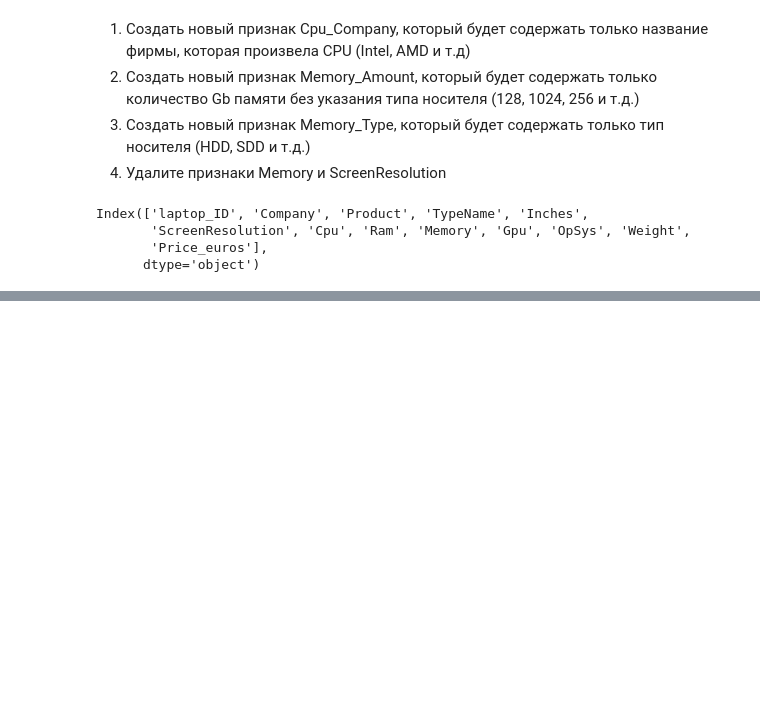
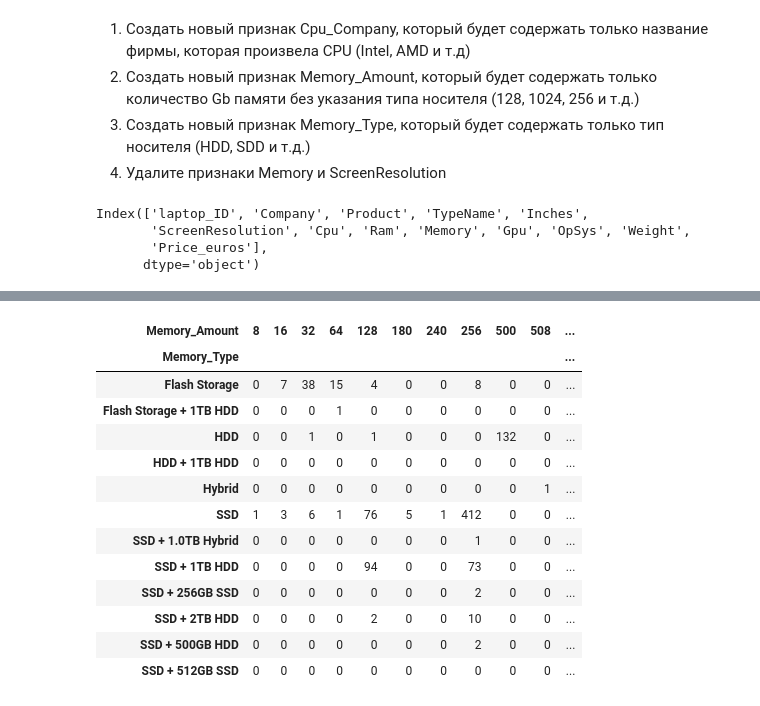
Before and after one commit to Valentinadjdj/DomRabota1, a Jupyter notebook: Untitled4.ipynb, the cells around one changed output, grey strips where cells are left out. Drawn from its saved outputs; the diff is of its cells as text; code cells hidden in the pictures; blank space fills up the shorter version.

```diff
--- a/Untitled4.ipynb
+++ b/Untitled4.ipynb
@@ -320,0 +327,4 @@ df.head()
+# %%
+# 1-2
+df['SSD'] = df['Memory_Type'].apply(lambda x: int(x == 'SSD'))
+df.head()
@@ -320,0 +338,5 @@ df.head()
+# %%
+# 3
+df['Weight'] = df['Weight'].str.replace("kg", "")
+df['Weight'] = df['Weight'].astype('float')
+df.head()
@@ -320,0 +388,3 @@ df.head()
+# %%
+laptop = df.set_index('laptop_ID')
+laptop
@@ -320,0 +461,17 @@ df.head()
+# %%
+pd.crosstab(index=df['Memory_Type'], columns=df['Memory_Amount'])
+# %% [output]
+| Memory_Amount | 8 | 16 | 32 | 64 | 128 | 180 | 240 | 256 | 500 | 508 | ... |
+| Memory_Type |  |  |  |  |  |  |  |  |  |  | ... |
+| Flash Storage | 0 | 7 | 38 | 15 | 4 | 0 | 0 | 8 | 0 | 0 | ... |
+| Flash Storage + 1TB HDD | 0 | 0 | 0 | 1 | 0 | 0 | 0 | 0 | 0 | 0 | ... |
+| HDD | 0 | 0 | 1 | 0 | 1 | 0 | 0 | 0 | 132 | 0 | ... |
+| HDD + 1TB HDD | 0 | 0 | 0 | 0 | 0 | 0 | 0 | 0 | 0 | 0 | ... |
+| Hybrid | 0 | 0 | 0 | 0 | 0 | 0 | 0 | 0 | 0 | 1 | ... |
+| SSD | 1 | 3 | 6 | 1 | 76 | 5 | 1 | 412 | 0 | 0 | ... |
+| SSD + 1.0TB Hybrid | 0 | 0 | 0 | 0 | 0 | 0 | 0 | 1 | 0 | 0 | ... |
+| SSD + 1TB HDD | 0 | 0 | 0 | 0 | 94 | 0 | 0 | 73 | 0 | 0 | ... |
+| SSD + 256GB SSD | 0 | 0 | 0 | 0 | 0 | 0 | 0 | 2 | 0 | 0 | ... |
+| SSD + 2TB HDD | 0 | 0 | 0 | 0 | 2 | 0 | 0 | 10 | 0 | 0 | ... |
+| SSD + 500GB HDD | 0 | 0 | 0 | 0 | 0 | 0 | 0 | 2 | 0 | 0 | ... |
+| SSD + 512GB SSD | 0 | 0 | 0 | 0 | 0 | 0 | 0 | 0 | 0 | 0 | ... |
```
Also changed, not shown: parts of 21 cells of this notebook.
